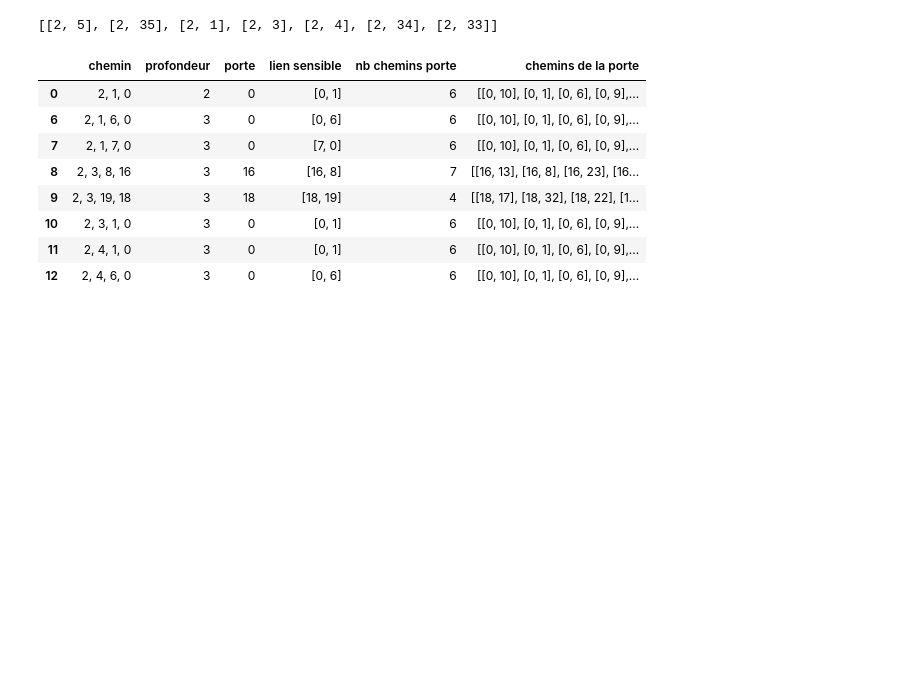
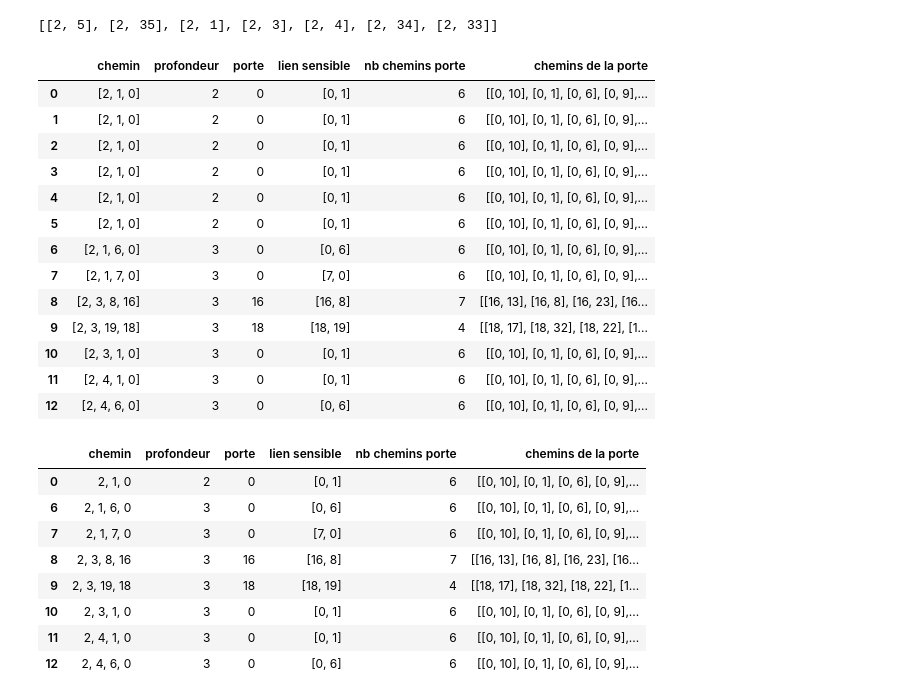
Before and after one commit to yzapart/codingame_DFS_DeathFirstSearch_ep2, a Jupyter notebook: DeathFirstSearchEp2_230121_0.ipynb, the cells around one changed output. Drawn from its saved outputs; the diff is of its cells as text; code cells hidden in the pictures; blank space fills up the shorter version.

```diff
--- a/DeathFirstSearchEp2_230121_0.ipynb
+++ b/DeathFirstSearchEp2_230121_0.ipynb
@@ -108,6 +108,23 @@ import pandas as pd
 colonnes = ['chemin', 'profondeur', 'porte', 'lien sensible', 'nb chemins porte', 'chemins de la porte']
 df_ch_portes = pd.DataFrame(liste_ch_portes, columns=colonnes)
 df = df_ch_portes
+# %%
+df
+# %% [output]
+|  | chemin | profondeur | porte | lien sensible | nb chemins porte | chemins de la porte |
+| 0 | [2, 1, 0] | 2 | 0 | [0, 1] | 6 | [[0, 10], [0, 1], [0, 6], [0, 9],... |
+| 1 | [2, 1, 0] | 2 | 0 | [0, 1] | 6 | [[0, 10], [0, 1], [0, 6], [0, 9],... |
+| 2 | [2, 1, 0] | 2 | 0 | [0, 1] | 6 | [[0, 10], [0, 1], [0, 6], [0, 9],... |
+| 3 | [2, 1, 0] | 2 | 0 | [0, 1] | 6 | [[0, 10], [0, 1], [0, 6], [0, 9],... |
+| 4 | [2, 1, 0] | 2 | 0 | [0, 1] | 6 | [[0, 10], [0, 1], [0, 6], [0, 9],... |
+| 5 | [2, 1, 0] | 2 | 0 | [0, 1] | 6 | [[0, 10], [0, 1], [0, 6], [0, 9],... |
+| 6 | [2, 1, 6, 0] | 3 | 0 | [0, 6] | 6 | [[0, 10], [0, 1], [0, 6], [0, 9],... |
+| 7 | [2, 1, 7, 0] | 3 | 0 | [7, 0] | 6 | [[0, 10], [0, 1], [0, 6], [0, 9],... |
+| 8 | [2, 3, 8, 16] | 3 | 16 | [16, 8] | 7 | [[16, 13], [16, 8], [16, 23], [16... |
+| 9 | [2, 3, 19, 18] | 3 | 18 | [18, 19] | 4 | [[18, 17], [18, 32], [18, 22], [1... |
+| 10 | [2, 3, 1, 0] | 3 | 0 | [0, 1] | 6 | [[0, 10], [0, 1], [0, 6], [0, 9],... |
+| 11 | [2, 4, 1, 0] | 3 | 0 | [0, 1] | 6 | [[0, 10], [0, 1], [0, 6], [0, 9],... |
+| 12 | [2, 4, 6, 0] | 3 | 0 | [0, 6] | 6 | [[0, 10], [0, 1], [0, 6], [0, 9],... |
 # %%
 df['chemin'] = df['chemin'].astype(str)
 # %%
```
